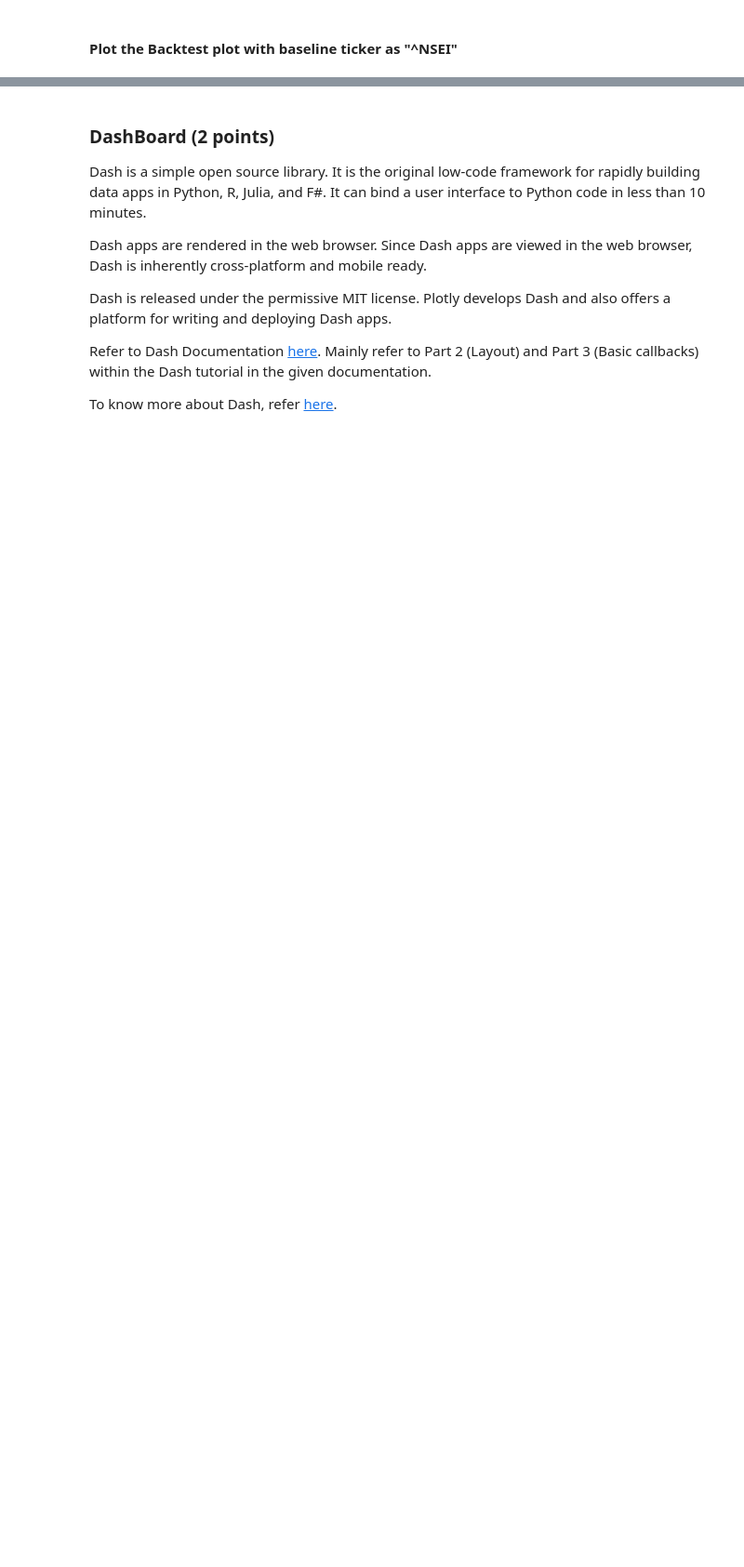
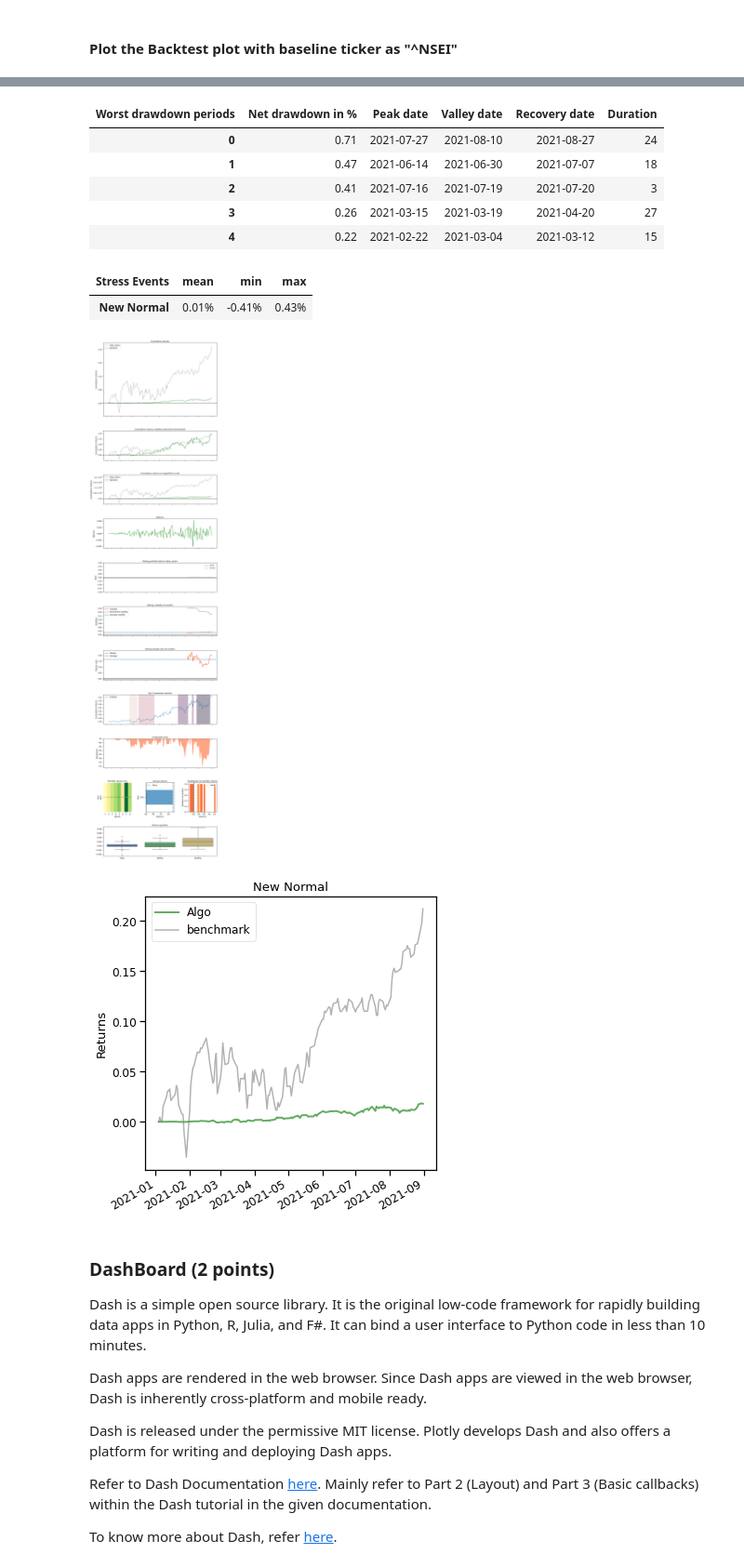
Before and after one commit to srilav/neuralnetwork, a Jupyter notebook: M4_MP5_NB_Stock_Trading_using_DRL.ipynb, the cells around one changed output, grey strips where cells are left out. Shown: that part at 93% size. Saved outputs shown, nothing was run; the diff lists cells and outputs as text; code cells hidden in the pictures; blank space fills up the shorter version.

```diff
--- a/M4_MP5_NB_Stock_Trading_using_DRL.ipynb
+++ b/M4_MP5_NB_Stock_Trading_using_DRL.ipynb
@@ -327,8 +328,0 @@ Stock data Dimensions: 1, State Spaces: 11
-# %%
-""" Build the stock trading Environment """
-# YOUR CODE HERE
-trade = data_split(df, start_date, end_date)
-e_trade_gym = StockTradingEnv(df = trade, **env_kwargs)
-env_trade, obs_trade = e_trade_gym.get_sb_env()
-
-df_account_value, df_actions = DRLAgent.DRL_prediction(e_trade_gym, env_trade, obs_trade)
@@ -382,0 +329,5 @@ TypeError: ignored
+# %%
+# Compute State Space and Action Space
+stock_dimension = len(train.tic.unique())
+state_space = 1 + 2*stock_dimension + len(config.INDICATORS)*stock_dimension
+print(f"Stock Dimension: {stock_dimension}, State Space: {state_space}")
@@ -394,0 +432,13 @@ Use Soft Actor-Critic (SAC) for stock trading, it is one of the most recent stat
+# %%
+# Train ppo Model
+agent = DRLAgent(env = env_train)
+PPO_PARAMS = {
+    "n_steps": 2048,
+    "ent_coef": 0.005,
+    "batch_size": 128,
+    "learning_rate": 0.0001
+}
+model_ppo = agent.get_model("ppo",model_kwargs = PPO_PARAMS)
+trained_sac = agent.train_model(model=model_ppo,
+                             tb_log_name='ppo',
+                             total_timesteps=30000)
@@ -400,3 +491,8 @@ Use Soft Actor-Critic (SAC) for stock trading, it is one of the most recent stat
 # %%
 """ Create trading env and make prediction and get the account value change """
 # YOUR CODE HERE
+# Create trading env
+e_trade_gym = StockTradingEnv(df = trade, **env_kwargs)
+
+# Make prediction and get the account value change
+df_account_value, df_actions = DRLAgent.DRL_prediction(model = trained_sac, environment = e_trade_gym)
@@ -418,0 +562,9 @@ Backtesting plays a key role in evaluating the performance of a trading strategy
+# %%
+""" BackTest Plot """
+# YOUR CODE HERE
+%matplotlib inline
+backtest_plot(account_value = df_account_value,     # pass the account value memory into the backtest functions
+              baseline_ticker = '^NSEI',             # select a baseline ticker Dow Jones Index: ^DJI, S&P 500: ^GSPC, NASDAQ 100: ^NDX
+              baseline_start = '2020-01-01',
+              baseline_end =  '2021-09-01')
+# %% [output]
@@ -419,3 +592,13 @@ Backtesting plays a key role in evaluating the performance of a trading strategy
+| Worst drawdown periods | Net drawdown in % | Peak date | Valley date | Recovery date | Duration |
+| 0 | 0.71 | 2021-07-27 | 2021-08-10 | 2021-08-27 | 24 |
+| 1 | 0.47 | 2021-06-14 | 2021-06-30 | 2021-07-07 | 18 |
+| 2 | 0.41 | 2021-07-16 | 2021-07-19 | 2021-07-20 | 3 |
+| 3 | 0.26 | 2021-03-15 | 2021-03-19 | 2021-04-20 | 27 |
+| 4 | 0.22 | 2021-02-22 | 2021-03-04 | 2021-03-12 | 15 |
+| Stress Events | mean | min | max |
+| New Normal | 0.01% | -0.41% | 0.43% |
+[figure, added]
+[figure, added]
 # %% [markdown]
 ### DashBoard (2 points)
 
```
Also changed, not shown: parts of 27 cells of this notebook.
